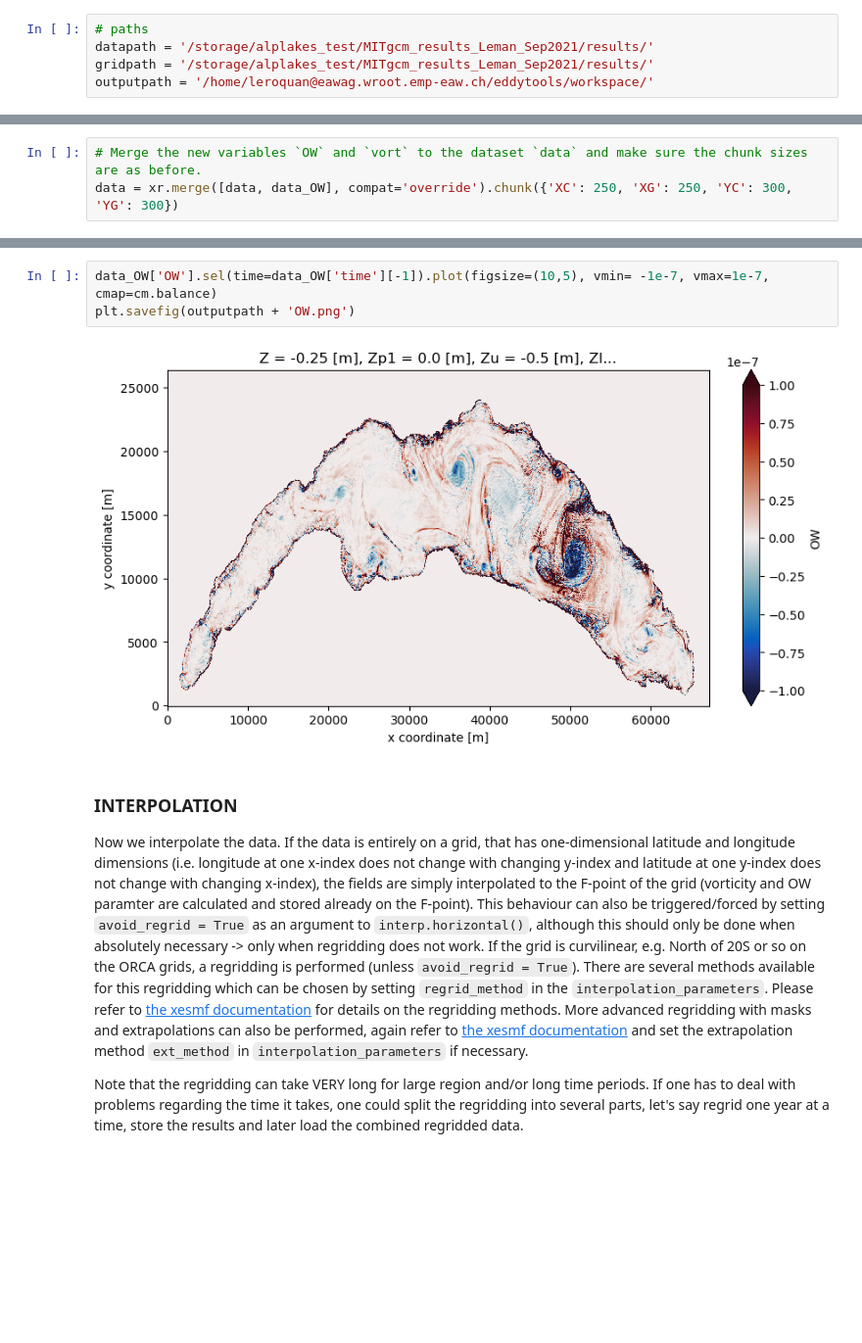
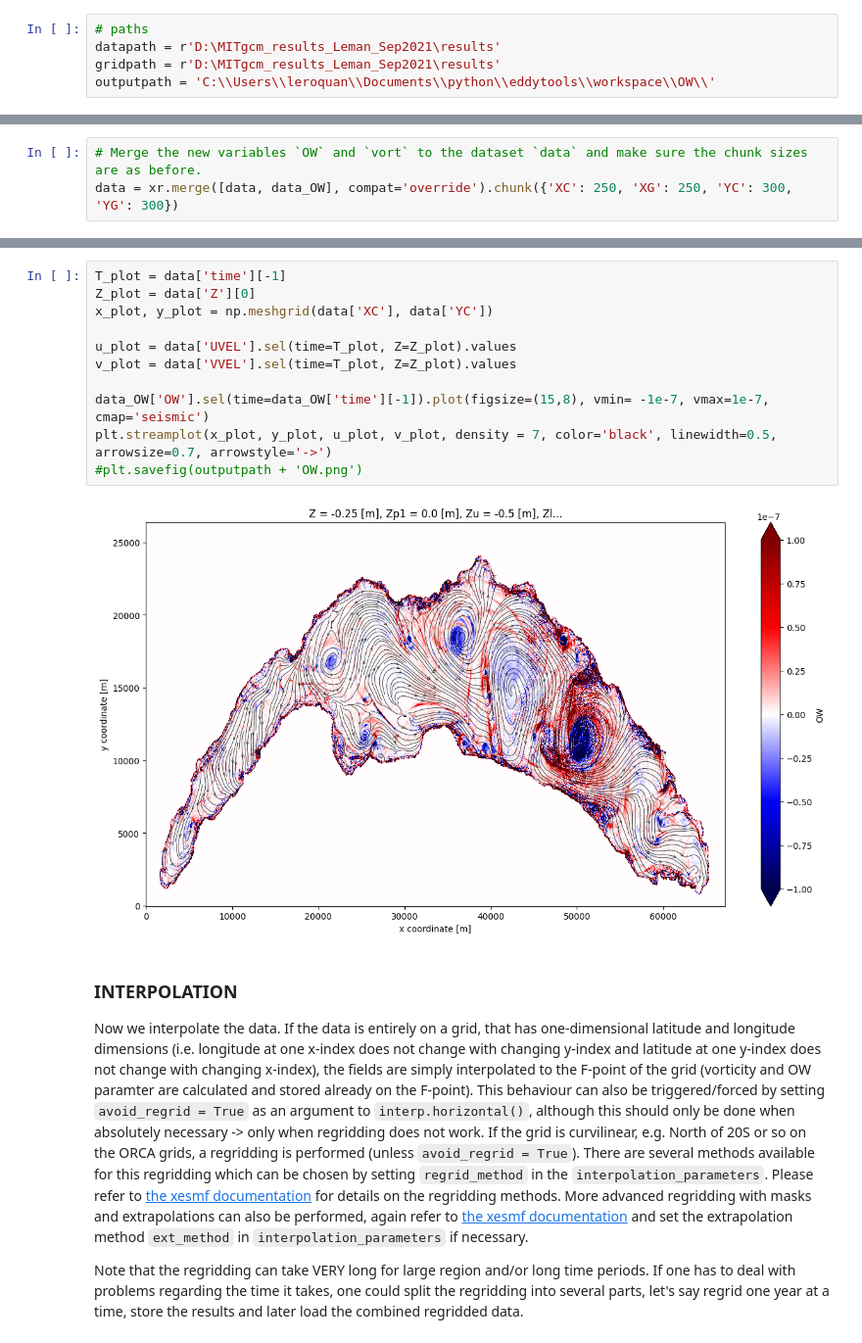
Before and after one commit to leroquan/eddytools, a Jupyter notebook: workspace/OW/run_eddytools_MITgcm_OW.ipynb, the cells around one changed output, grey strips where cells are left out. Shown at 98% size. Drawn from its saved outputs; the diff is of its cells as text; blank space fills up the shorter version.

Commit message:
Added streamlines visualization

```diff
--- a/workspace/OW/run_eddytools_MITgcm_OW.ipynb
+++ b/workspace/OW/run_eddytools_MITgcm_OW.ipynb
@@ -25,9 +26,9 @@ __This is experimental not thouroughly tested__
 #client
 # %%
 # paths
-datapath = '/storage/alplakes_test/MITgcm_results_Leman_Sep2021/results/'
-gridpath = '/storage/alplakes_test/MITgcm_results_Leman_Sep2021/results/'
-outputpath = '/home/leroquan@eawag.wroot.emp-eaw.ch/eddytools/workspace/'
+datapath = r'D:\MITgcm_results_Leman_Sep2021\results'
+gridpath = r'D:\MITgcm_results_Leman_Sep2021\results'
+outputpath = 'C:\\Users\\leroquan\\Documents\\python\\eddytools\\workspace\\OW\\'
 # %% [markdown]
 ### Loading data
 In case the MITgcm output is in binary format (`*.meta` and `*.data`), use `xmitgcm` to load the data. If the data is in `netCDF` format, make sure that you define all the necessary grid information for `xgcm` to work properly!
@@ -77,8 +89,16 @@ data_OW['UVEL'].sel(time=data_OW['time'][-1]).plot(figsize=(10,5))
-# %%
-data_OW['OW'].sel(time=data_OW['time'][-1]).plot(figsize=(10,5), vmin= -1e-7, vmax=1e-7, cmap=cm.balance)
-plt.savefig(outputpath + 'OW.png')
-# %% [output]
-[figure, removed]
+# %%
+T_plot = data['time'][-1]
+Z_plot = data['Z'][0]
+x_plot, y_plot = np.meshgrid(data['XC'], data['YC'])
+
+u_plot = data['UVEL'].sel(time=T_plot, Z=Z_plot).values
+v_plot = data['VVEL'].sel(time=T_plot, Z=Z_plot).values
+
+data_OW['OW'].sel(time=data_OW['time'][-1]).plot(figsize=(15,8), vmin= -1e-7, vmax=1e-7, cmap='seismic')
+plt.streamplot(x_plot, y_plot, u_plot, v_plot, density = 7, color='black', linewidth=0.5, arrowsize=0.7, arrowstyle='->')
+#plt.savefig(outputpath + 'OW.png')
+# %% [output]
+[figure, added]
 # %% [markdown]
 ### INTERPOLATION
 Now we interpolate the data. If the data is entirely on a grid, that has one-dimensional latitude and longitude dimensions (i.e. longitude at one x-index does not change with changing y-index and latitude at one y-index does not change with changing x-index), the fields are simply interpolated to the F-point of the grid (vorticity and OW paramter are calculated and stored already on the F-point). This behaviour can also be triggered/forced by setting `avoid_regrid = True` as an argument to `interp.horizontal()`, although this should only be done when absolutely necessary -> only when regridding does not work.
```
Also changed, not shown: parts of 28 cells of this notebook.
